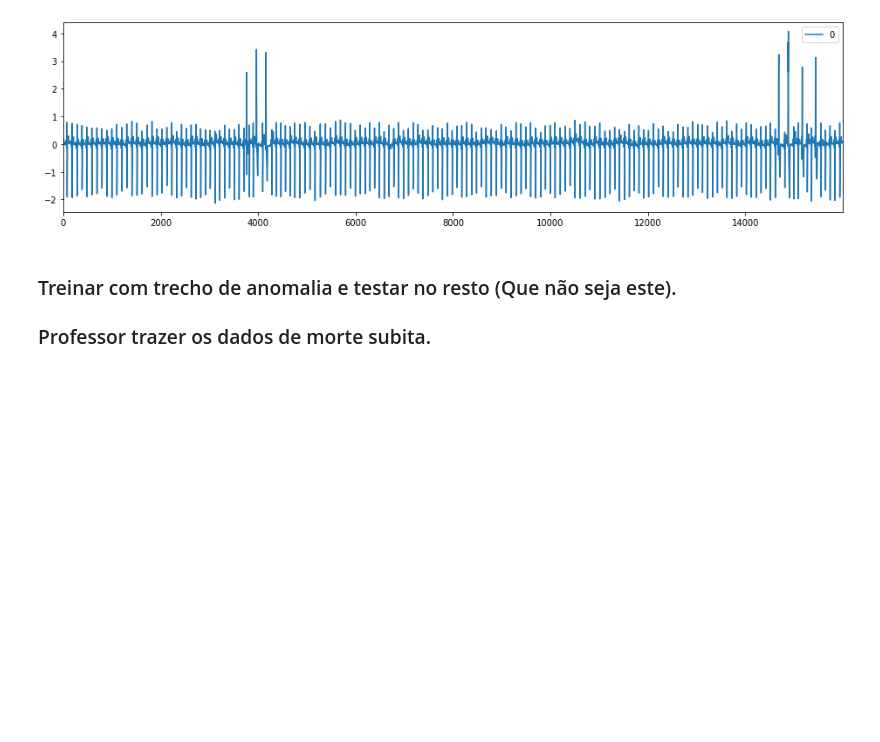
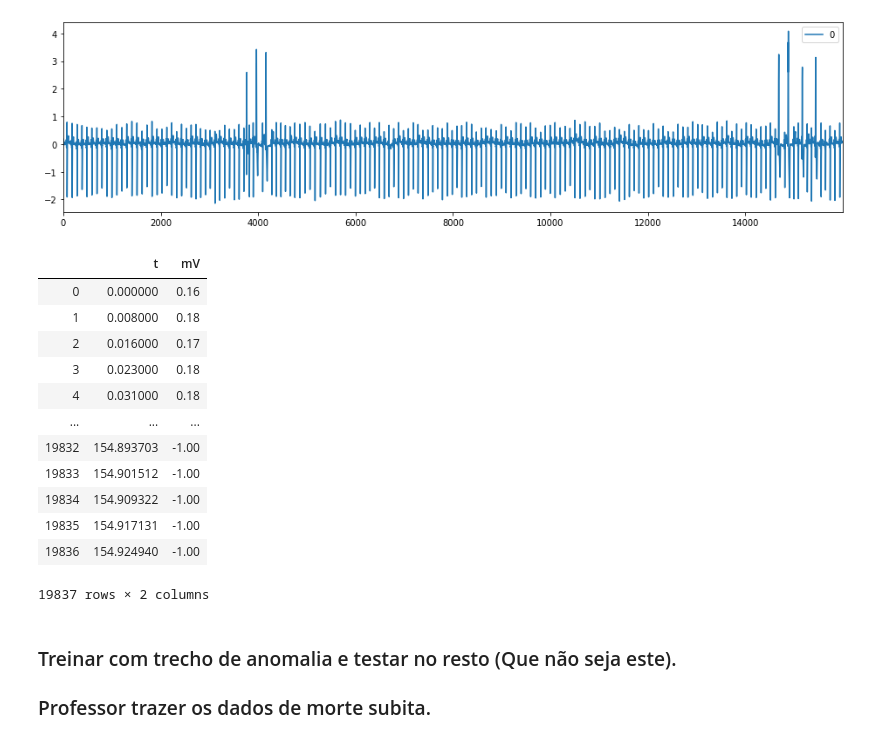
Before and after one commit to leandro-sartini/sudden_death_tcc, a Jupyter notebook: notebooks/modelling/RNN_LSTM_from_scratch.ipynb, the cells around one changed output. Saved outputs shown, nothing was run; the diff lists cells and outputs as text; code cells hidden in the pictures; blank space fills up the shorter version.

```diff
--- a/notebooks/modelling/RNN_LSTM_from_scratch.ipynb
+++ b/notebooks/modelling/RNN_LSTM_from_scratch.ipynb
@@ -892,6 +892,24 @@ plt.show()
 # %% [output]
 [figure]
 [figure]
+# %%
+quadratic = pd.read_csv('../../data/raw/data_with_quadratic_wave.csv')
+# %%
+quadratic
+# %% [output]
+|  | t | mV |
+| 0 | 0.000000 | 0.16 |
+| 1 | 0.008000 | 0.18 |
+| 2 | 0.016000 | 0.17 |
+| 3 | 0.023000 | 0.18 |
+| 4 | 0.031000 | 0.18 |
+| ... | ... | ... |
+| 19832 | 154.893703 | -1.00 |
+| 19833 | 154.901512 | -1.00 |
+| 19834 | 154.909322 | -1.00 |
+| 19835 | 154.917131 | -1.00 |
+| 19836 | 154.924940 | -1.00 |
+19837 rows × 2 columns
 # %% [markdown]
 ### Treinar com trecho de anomalia e testar no resto (Que não seja este).
 ### Professor trazer os dados de morte subita.
```
Also changed, not shown: parts of 9 cells of this notebook, 4 other files.
